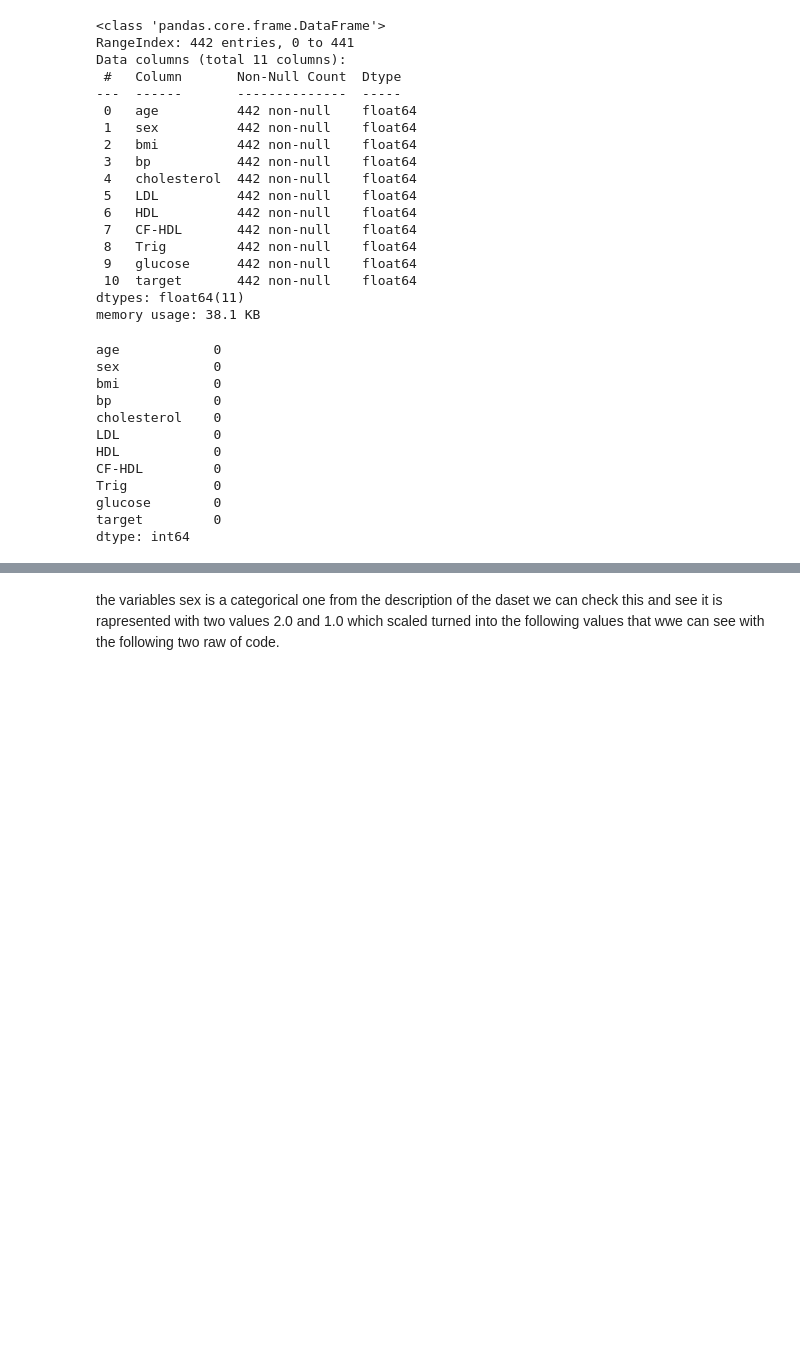
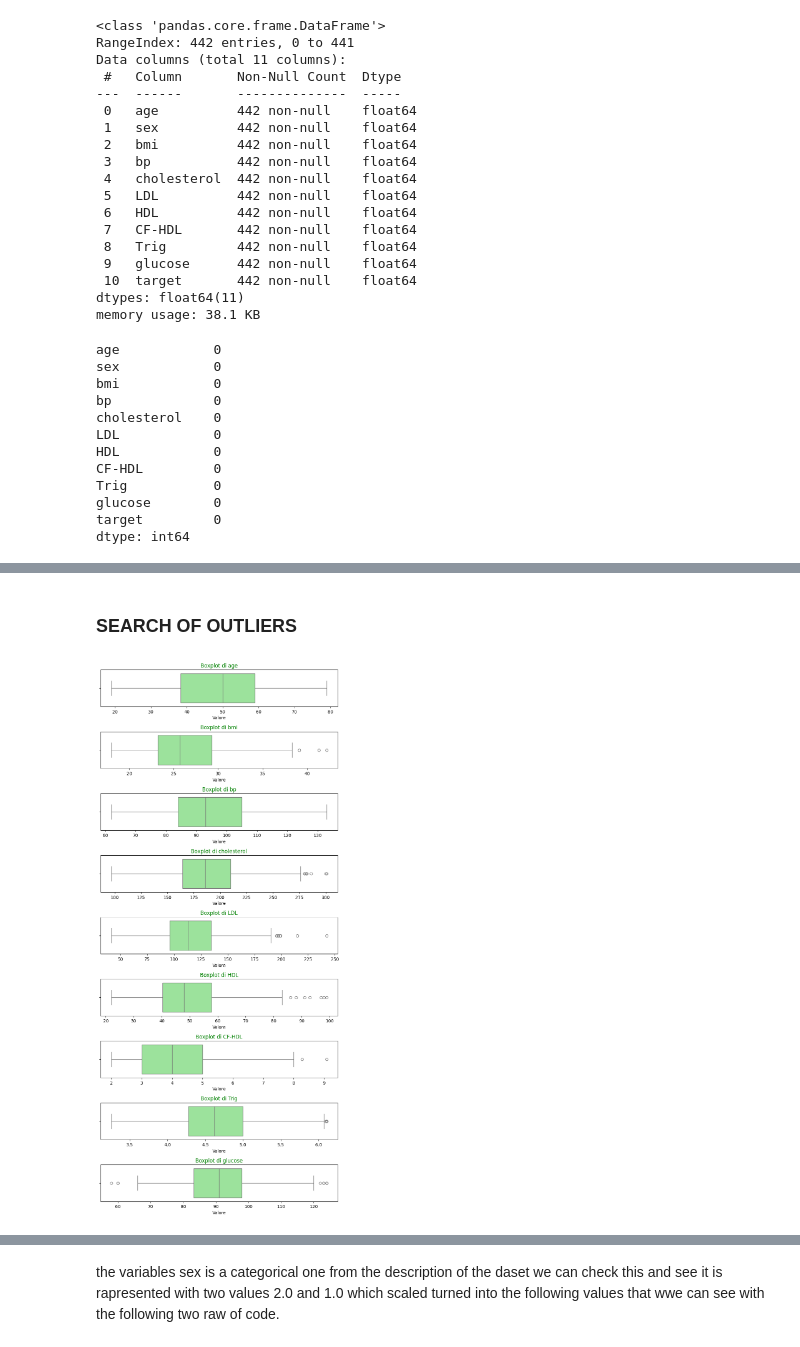
Before and after one commit to kozen88/Diabetes_Onward_Monitor, a Jupyter notebook: diabetes_regression.ipynb, the cells around one changed output, grey strips where cells are left out. Cells and saved outputs as stored; diff of their text form; code cells hidden in the pictures; blank space fills up the shorter version.

```diff
--- a/diabetes_regression.ipynb
+++ b/diabetes_regression.ipynb
@@ -269,0 +282,18 @@ From the first retrivial of the information about our dataset we can conclude th
+# %% [markdown]
+### SEARCH OF OUTLIERS
+# %%
+# Lets create a figure which contains a numer of subplot equal to the number of the numerical varibles
+# in particular we are taking out of the plots the target and the sex
+fig, axes = plt.subplots(ncols=1, nrows=len(df.drop(['target', 'sex'], axis=1).columns), figsize=(8, 2*len(df.drop(['target', 'sex'], axis=1).columns)))
+
+# for each variable create and plot its boxplot
+for i, col in enumerate(df.drop(['target', 'sex'], axis=1).columns):
+    sns.boxplot(x=df[col], ax=axes[i], color='lightgreen')
+    axes[i].set_title(f'Boxplot di {col}', color='green')
+    axes[i].set_xlabel("Values")
+    axes[i].set_ylabel("")
+
+plt.tight_layout()
+plt.show()
+# %% [output]
+[figure, added]
```
Also changed, not shown: parts of 8 cells of this notebook.
